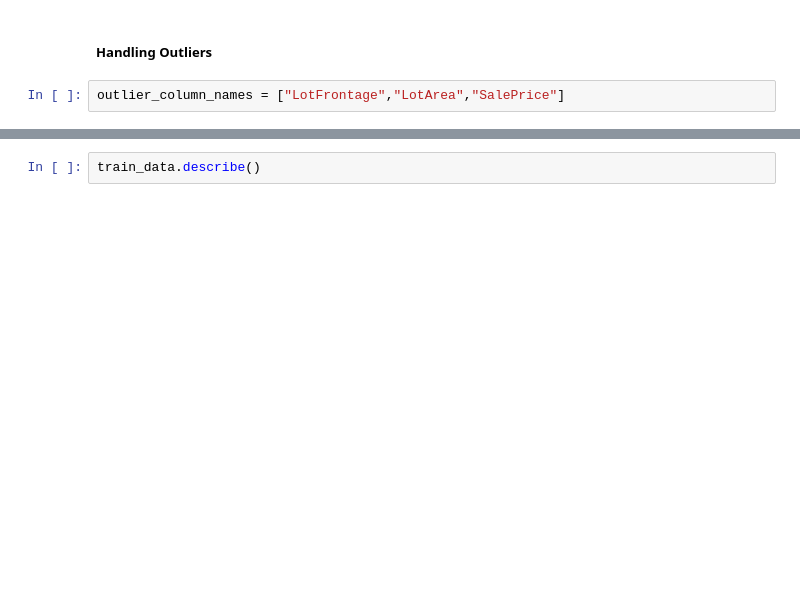
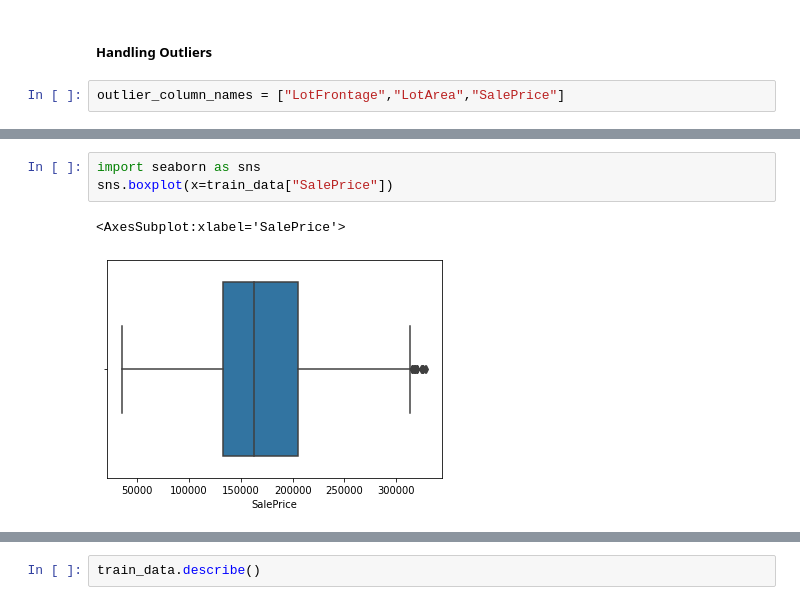
Before and after one commit to MichaelWoo-git/House_Pricing_Prediction_ML_Regression, a Jupyter notebook: House_Main.ipynb, the cells around one changed output, grey strips where cells are left out. Drawn from its saved outputs; the diff is of its cells as text; blank space fills up the shorter version.

```diff
--- a/House_Main.ipynb
+++ b/House_Main.ipynb
@@ -184,3 +208,9 @@ for column_names in outlier_column_names:
 7820.0 11500.0 3680.0
 133800.0 214000.0 80200.0
 [figure]
+# %%
+import seaborn as sns
+sns.boxplot(x=train_data["SalePrice"])
+# %% [output]
+<AxesSubplot:xlabel='SalePrice'>
+[figure, added]
```
Also changed, not shown: parts of 24 cells of this notebook, 2 other files.
